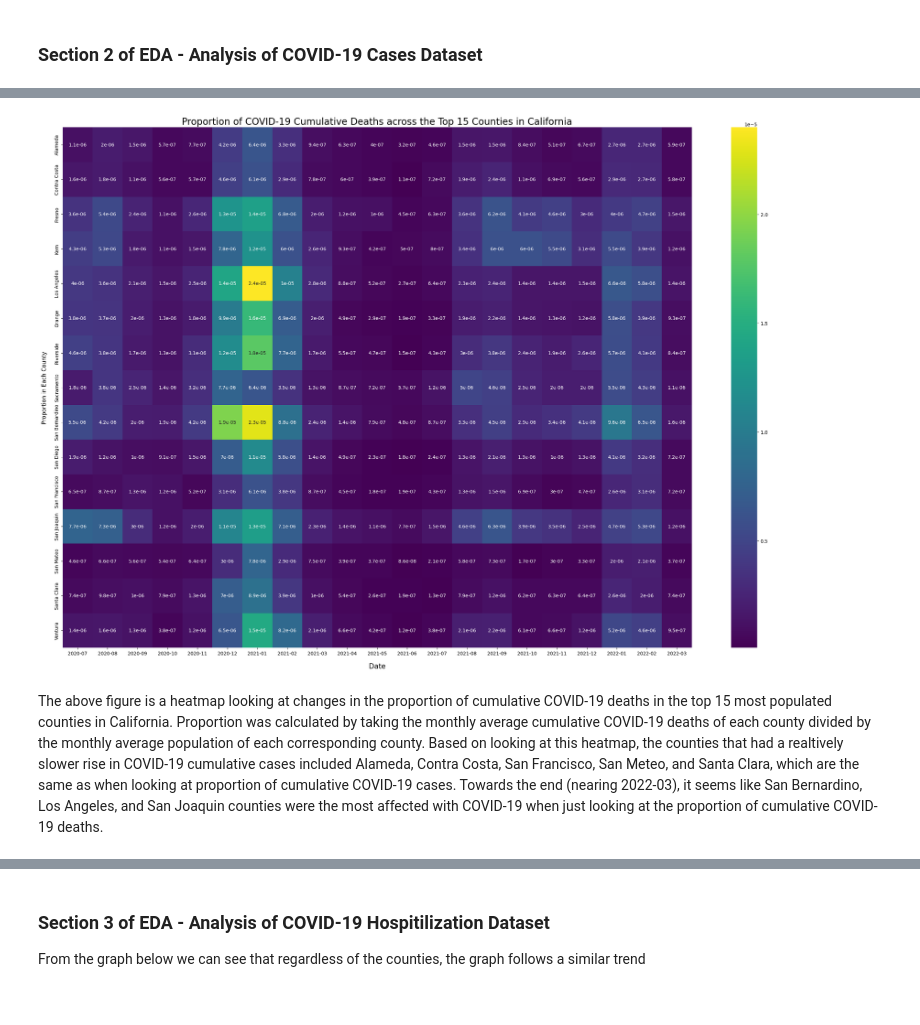
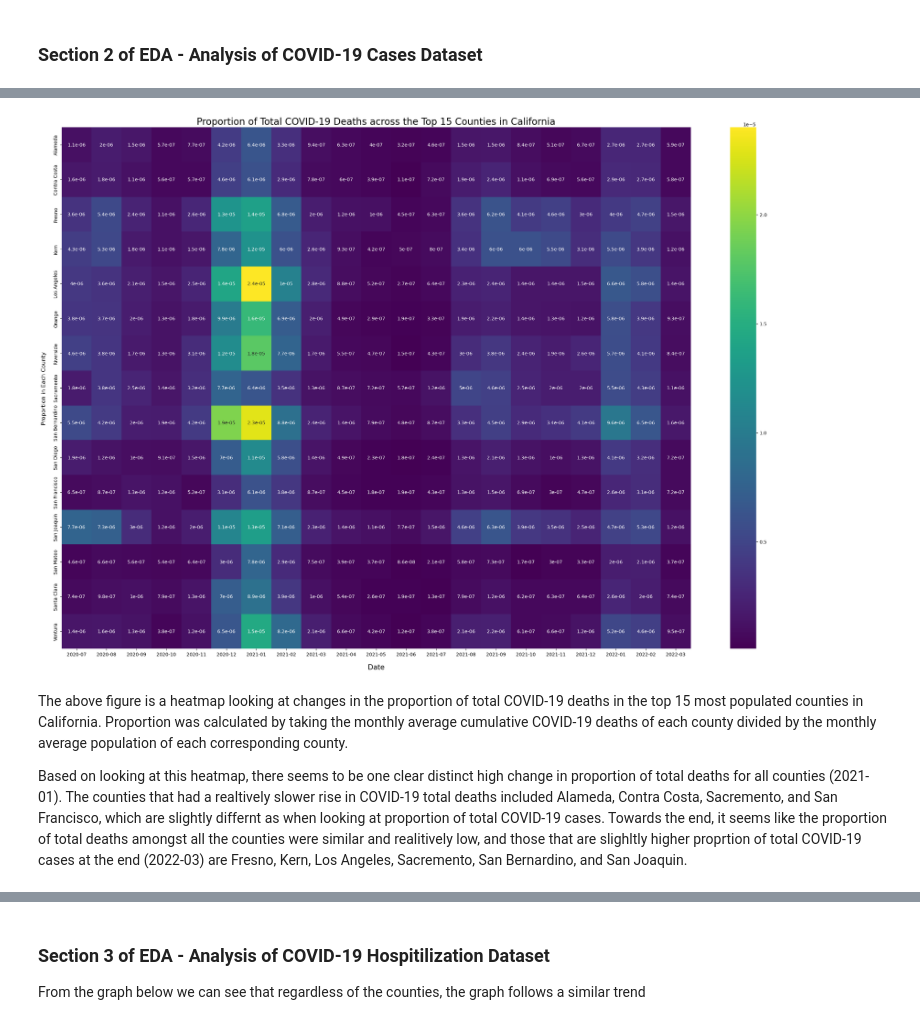
Before and after one commit to COGS108/Group022_WI24, a Jupyter notebook: FinalProject_Group022_WI24.ipynb, the cells around one changed output, grey strips where cells are left out. Drawn from its saved outputs; the diff is of its cells as text; code cells hidden in the pictures.

```diff
--- a/FinalProject_Group022_WI24.ipynb
+++ b/FinalProject_Group022_WI24.ipynb
@@ -526,25 +528,27 @@ The above figure is a line plot looking at changes in the proportion of cumulati
 # %%
 """
-Generating a heatmap of date/time vs proportion of cumulative COVID-19 deaths
+Generating a heatmap of date/time vs proportion of total COVID-19 deaths
 """
 
 plt.figure(figsize=(30, 20))
 
 # Pivot the DataFrame to create a matrix suitable for a heatmap
 heatmap_data = monthly_average_prop.pivot(index='county', columns='year_month', values='proportion of deaths')
 
 # Plot the heatmap
 sns.heatmap(data=heatmap_data, cmap='viridis', annot=True)  # You can choose a different colormap
 
-plt.title('Proportion of COVID-19 Cumulative Deaths across the Top 15 Counties in California', fontsize=20)
+plt.title('Proportion of Total COVID-19 Deaths across the Top 15 Counties in California', fontsize=20)
 plt.xlabel('Date', fontsize = 15, labelpad=15)
 plt.ylabel('Proportion in Each County', fontsize = 12, labelpad=15)
 
 # Show the plot
 plt.show()
 # %% [output]
-[figure, old version]
+[figure, new version]
 # %% [markdown]
-The above figure is a heatmap looking at changes in the proportion of cumulative COVID-19 deaths in the top 15 most populated counties in California. Proportion was calculated by taking the monthly average cumulative COVID-19 deaths of each county divided by the monthly average population of each corresponding county. Based on looking at this heatmap, the counties that had a realtively slower rise in COVID-19 cumulative cases included Alameda, Contra Costa, San Francisco, San Meteo, and Santa Clara, which are the same as when looking at proportion of cumulative COVID-19 cases. Towards the end (nearing 2022-03), it seems like San Bernardino, Los Angeles, and San Joaquin counties were the most affected with COVID-19 when just looking at the proportion of cumulative COVID-19 deaths.
+The above figure is a heatmap looking at changes in the proportion of total COVID-19 deaths in the top 15 most populated counties in California. Proportion was calculated by taking the monthly average cumulative COVID-19 deaths of each county divided by the monthly average population of each corresponding county.
+
+Based on looking at this heatmap, there seems to be one clear distinct high change in proportion of total deaths for all counties (2021-01). The counties that had a realtively slower rise in COVID-19 total deaths included Alameda, Contra Costa, Sacremento, and San Francisco, which are slightly differnt as when looking at proportion of total COVID-19 cases. Towards the end, it seems like the proportion of total deaths amongst all the counties were similar and realitively low, and those that are slighltly higher proprtion of total COVID-19 cases at the end (2022-03) are Fresno, Kern, Los Angeles, Sacremento, San Bernardino, and San Joaquin.
 # %%
 """
```
Also changed, not shown: parts of 9 cells of this notebook.
